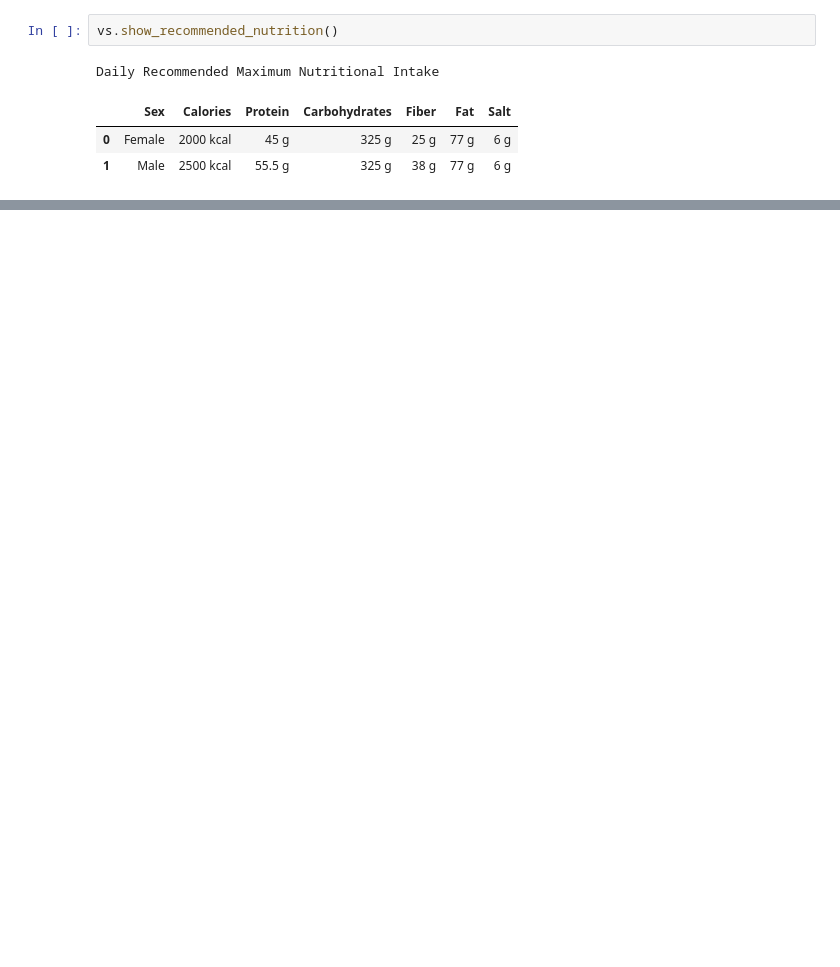
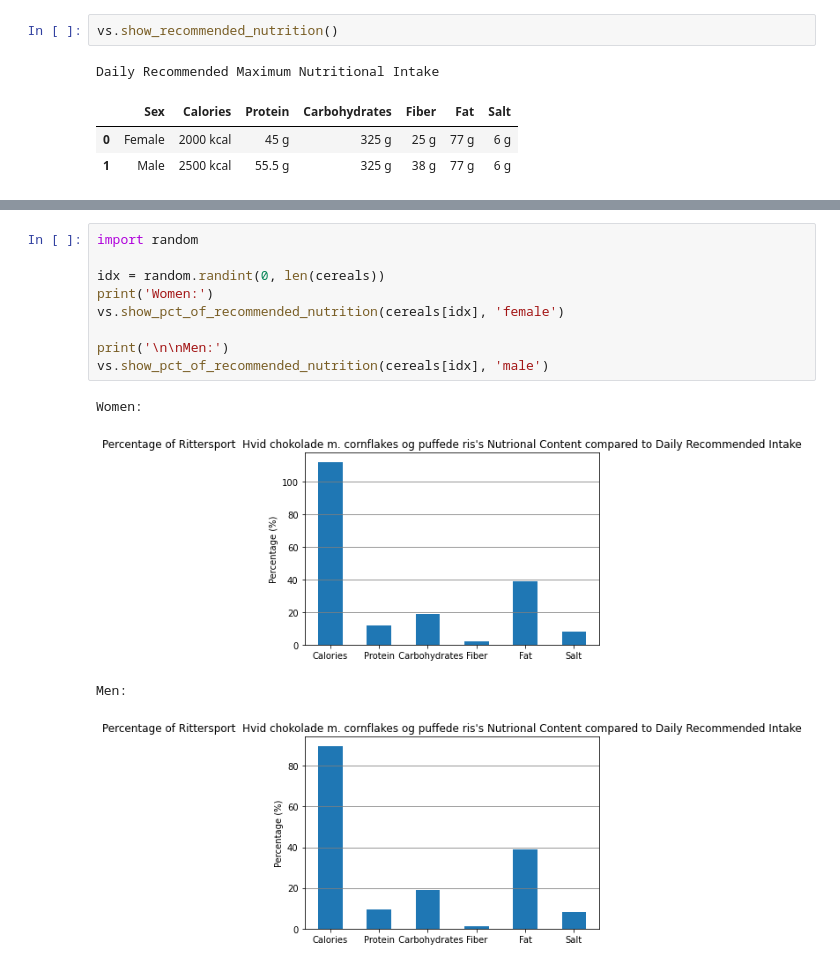
Before and after one commit to tobias-z/python-exam-project, a Jupyter notebook: Untitled.ipynb, the cells around one changed output, grey strips where cells are left out. Cells and saved outputs as stored; diff of their text form; blank space fills up the shorter version.

Commit message:
plotting

```diff
--- a/Untitled.ipynb
+++ b/Untitled.ipynb
@@ -32,0 +61,14 @@ vs.show_pct_of_recommended_nutrition(c1, 'female')
+# %%
+import random
+
+idx = random.randint(0, len(cereals))
+print('Women:')
+vs.show_pct_of_recommended_nutrition(cereals[idx], 'female')
+
+print('\n\nMen:')
+vs.show_pct_of_recommended_nutrition(cereals[idx], 'male')
+# %% [output]
+Women:
+[figure, added]
+Men:
+[figure, added]
```
Also changed, not shown: parts of 6 cells of this notebook.
